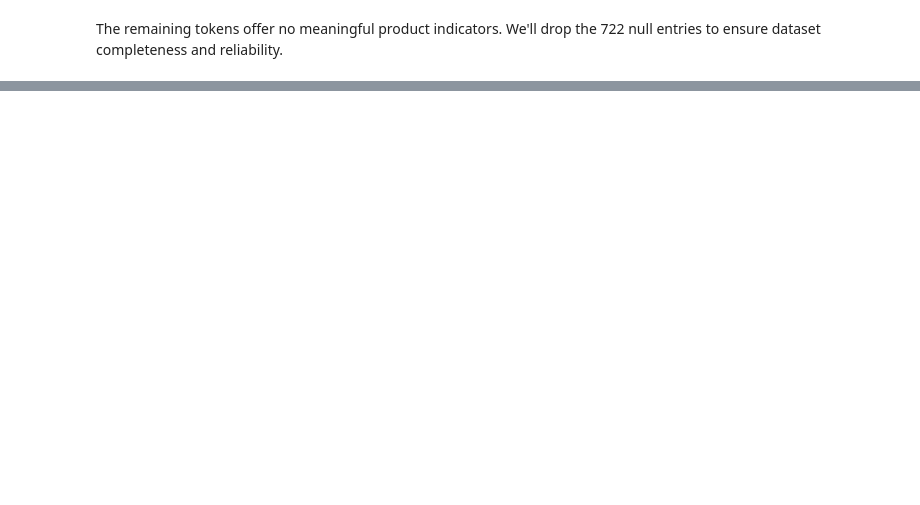
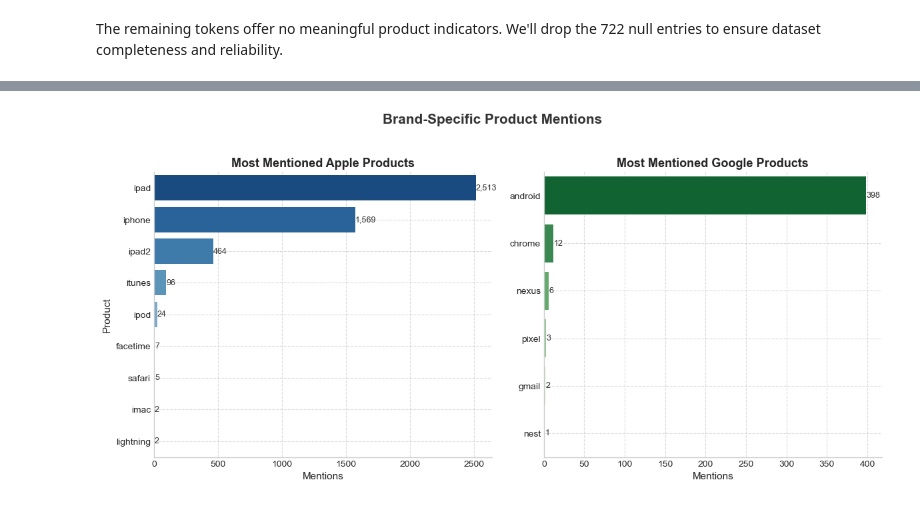
Before and after one commit to Vain-Guy/TechTones, a Jupyter notebook: techtones.ipynb, the cells around one changed output, grey strips where cells are left out. Saved outputs shown, nothing was run; the diff lists cells and outputs as text; code cells hidden in the pictures; blank space fills up the shorter version.

```diff
--- a/techtones.ipynb
+++ b/techtones.ipynb
@@ -525,0 +693,95 @@ dtype: int64
+# %%
+# Keyword Lists
+apple_keywords = [
+    'iphone', 'ipad', 'itunes', 'ipad2', 'macbook air',
+    'ipod', 'ios', 'macbook pro', 'imac', 'siri', 'lightning',
+    'facetime', 'safari'
+]
+
+google_keywords = [
+    'android', 'google maps', 'chrome', 'gmail', 'pixel',
+    'nexus', 'workspace', 'google assistant', 'alexa', 'nest',
+    'google meet', 'duo', 'google ads', 'google pay'
+]
+
+# Function to Count Product Mentions from tokens
+def count_mentions(tokens_list, keywords):
+    return [token for token in tokens_list if token in keywords]
+
+# Filter Mentions per Brand
+apple_df = df[df["product"].str.lower() == "apple"]
+google_df = df[df["product"].str.lower() == "google"]
+
+# Aggregate Mentions
+apple_mentions = Counter(
+    word for tokens in apple_df["tokens"] for word in count_mentions(tokens, apple_keywords)
+)
+google_mentions = Counter(
+    word for tokens in google_df["tokens"] for word in count_mentions(tokens, google_keywords)
+)
+
+# Convert to DataFrames
+apple_mentions_df = (
+    pd.DataFrame(apple_mentions.items(), columns=["Product", "Mentions"])
+    .sort_values("Mentions", ascending=False)
+    .reset_index(drop=True)
+)
+google_mentions_df = (
+    pd.DataFrame(google_mentions.items(), columns=["Product", "Mentions"])
+    .sort_values("Mentions", ascending=False)
+    .reset_index(drop=True)
+)
+
+# Display Summaries
+print("=== Apple Product Mentions ===")
+print(apple_mentions_df.to_string(index=False))
+print("\n=== Google Product Mentions ===")
+print(google_mentions_df.to_string(index=False))
+
+# Visualize
+fig, axes = plt.subplots(1, 2, figsize=(12, 5.5))
+plt.suptitle(
+    "Brand-Specific Product Mentions",
+    fontsize=15,
+    fontweight="semibold",
+    color="#333",
+    y=1.03
+)
+
+# Helper for Consistent Plot Styling
+def plot_mentions(ax, data, title, palette):
+    sns.barplot(
+        data=data,
+        y="Product",
+        x="Mentions",
+        palette=palette,
+        ax=ax
+    )
+    ax.set_title(title, fontsize=13, fontweight="semibold")
+    ax.set_xlabel("Mentions", fontsize=11)
+    ax.set_ylabel("Product" if "Apple" in title else "", fontsize=11)
+    ax.grid(axis='both', linestyle='--', alpha=0.7)
+    ax.set_axisbelow(True)
+    for bar in ax.patches:
+        width = int(bar.get_width())
+        ax.text(
+            width + 0.3,
+            bar.get_y() + bar.get_height()/2,
+            f"{width:,}",
+            va='center',
+            ha='left',
+            fontsize=9,
+            color="#333"
+        )
+
+# Plot Both Brands
+plot_mentions(axes[0], apple_mentions_df, "Most Mentioned Apple Products", "Blues_r")
+plot_mentions(axes[1], google_mentions_df, "Most Mentioned Google Products", "Greens_r")
+
+# Layout Polishing
+for ax in axes:
+    ax.spines['top'].set_visible(False)
+    ax.spines['right'].set_visible(False)
+plt.tight_layout()
+plt.show()
+# %% [output]
@@ -525,0 +808 @@ dtype: int64
+[figure, added]
```
Also changed, not shown: parts of 77 cells of this notebook.
